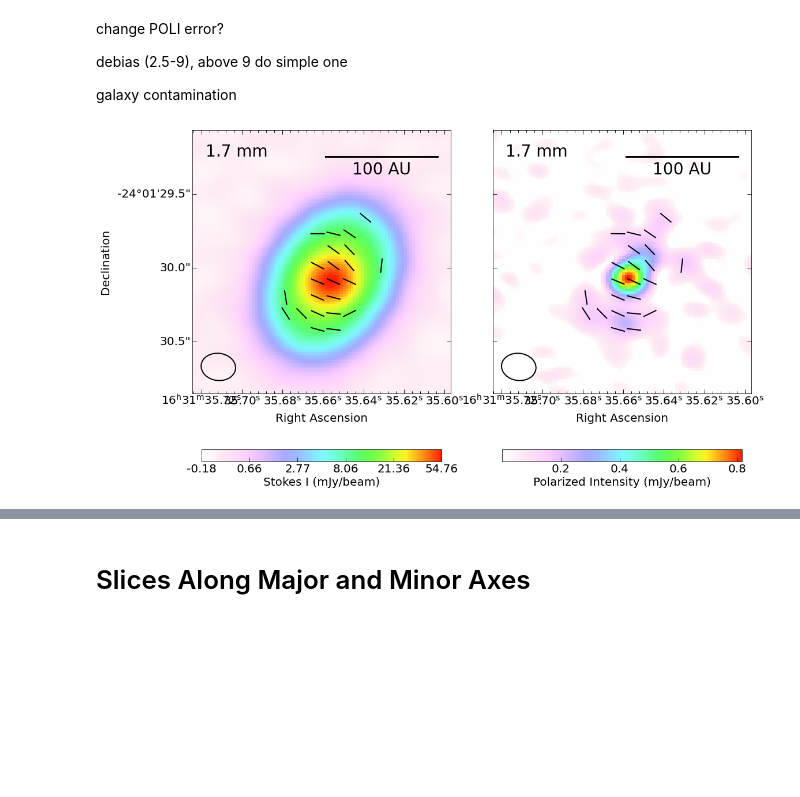
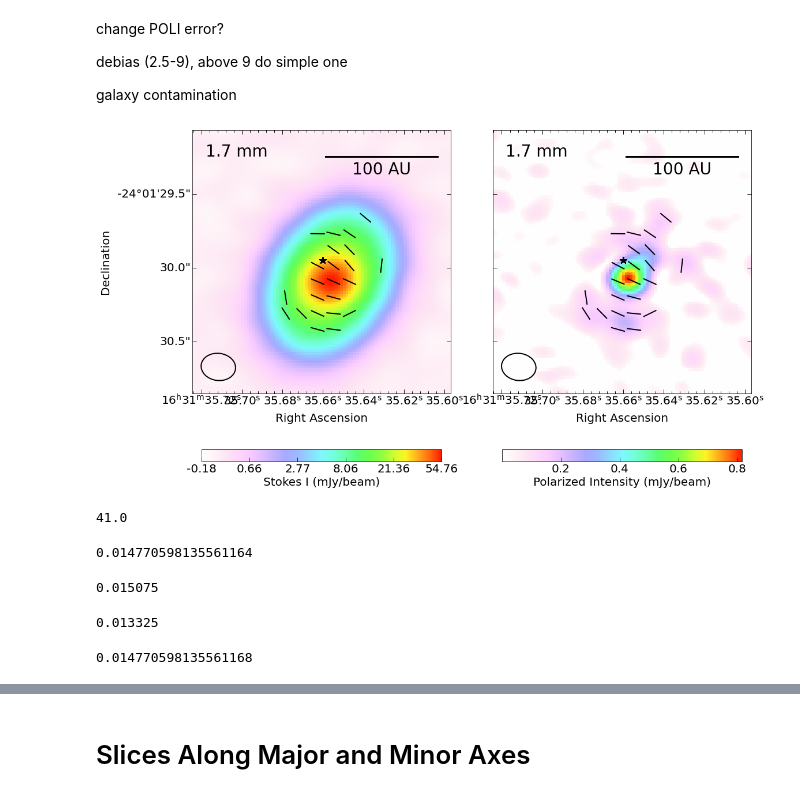
Before and after one commit to audreyburggraf/MastersThesis, a Jupyter notebook: PLOTTING C29 989/BAND5_robust_minus1.ipynb, the cells around one changed output, grey strips where cells are left out. Cells and saved outputs as stored; diff of their text form; code cells hidden in the pictures; blank space fills up the shorter version.

Commit message:
Adding some figures

```diff
--- a/PLOTTING C29 989/BAND5_robust_minus1.ipynb
+++ b/PLOTTING C29 989/BAND5_robust_minus1.ipynb
@@ -92,31 +96,63 @@ galaxy contamination
 # %%
 fig, ax = create_stokes_i_plus_one_base_plot('Band 5 robust -1', StokesI_wcs, StokesI_stretched_mJy,
                                              normalized_cbar_ticks, StokesI_unstretched_cbar_ticks,
                                              POLI_debiased_mJy, 'Polarized Intensity (mJy/beam)',
                                              soft_colormap_v2,
                                              xmin, xmax, ymin, ymax, reference_length_pix, reference_length_AU,
                                              BMAJ_pix, BMIN_pix, BPA_deg_cartesian,
                                              max_length_pix, reference_fraction, label = 'wavelength')
 
+x_star = 512
+y_star = 512
+
 for i in range(2):
     for row in vector_data_actual_cartesian:
         ax[i].plot([row[0], row[1]], [row[2], row[3]], color='black', lw = vector_lw)
+
+        ax[i].plot(x_star, y_star, marker='*', markersize=12, color='black')
 
 #     for row in stream_vectors:
 #         ax[i].plot([row[0], row[1]], [row[2], row[3]], color='red', lw = vector_lw)
 
 
 # ax[0].axvline(510, color = 'red')
 # ax[0].axvline(520, color = 'blue')
 # ax[0].axhline(580, color = 'green')
 # ax[0].axhline(520, color = 'orange')
 
 # plt.savefig(writeup_image_folder_path + '/StokesI_POLI/'+ "IRS63_StokesI_POLI_vectors_BAND5_robust_minus1.pdf",
 #             dpi=300,
 #             bbox_inches='tight')
 
 
 
 # raise SystemExit("Stop here")
 # %% [output]
-[figure, old version]
+[figure, new version]
+# %%
+calculate_polarized_intensity_err(StokesQ_mJy[x_star, y_star], StokesU_mJy[x_star, y_star], 41, 41)
+# %% [output]
+41.0
+# %%
+calculate_polarized_intensity_err(StokesQ_mJy[x_star, y_star], StokesU_mJy[x_star, y_star], 0.013325, 0.015075)
+# %% [output]
+0.014770598135561164
+# %%
+StokesU_err_mJy[x_star, y_star]
+# %% [output]
+0.015075
+# %%
+StokesQ_err_mJy[x_star, y_star]
+# %% [output]
+0.013325
+# %%
+StokesQ = StokesQ_mJy[x_star, y_star]
+StokesQ_err = StokesQ_err_mJy[x_star, y_star]
+
+StokesU = StokesU_mJy[x_star, y_star]
+StokesU_err = StokesU_err_mJy[x_star, y_star]
+
+
+np.sqrt(((StokesQ * StokesQ_err)**2 + (StokesU * StokesU_err)**2)/ (StokesQ**2 + StokesU**2))
+# %% [output]
+0.014770598135561168
```
Also changed, not shown: parts of 19 cells of this notebook, 17 other files.
